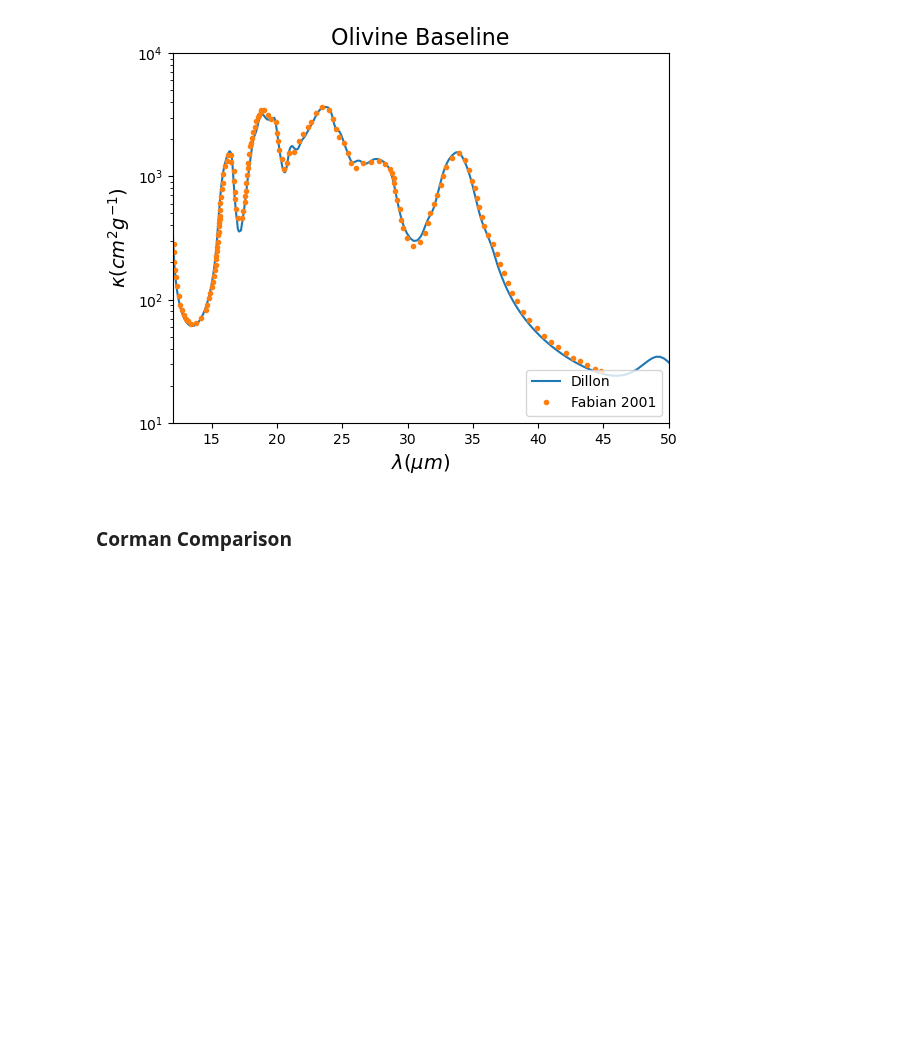
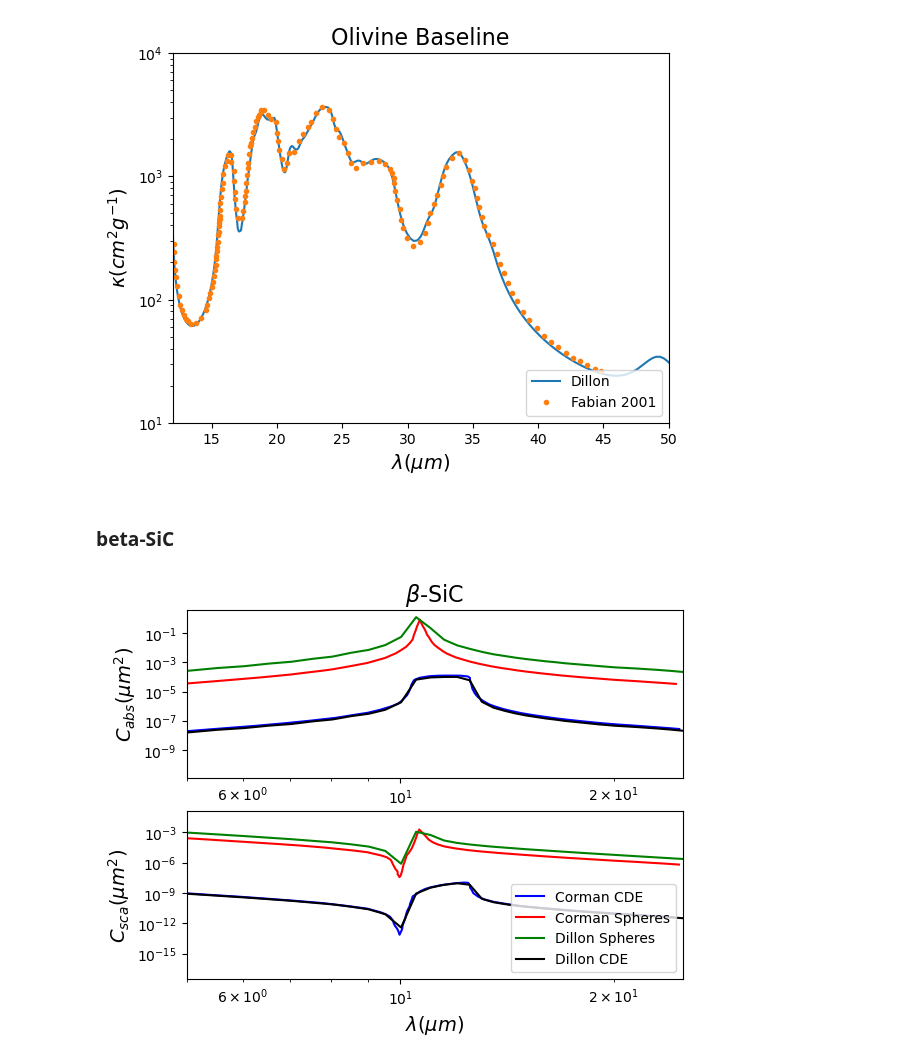
Before and after one commit to astroseandillon/Sean-Dusty, a Jupyter notebook: plot factory.ipynb, the cells around one changed output. Drawn from its saved outputs; the diff is of its cells as text; code cells hidden in the pictures; blank space fills up the shorter version.

Commit message:
calculated beta sic CDE and Sphere and made comparisons with Corman functions

```diff
--- a/plot factory.ipynb
+++ b/plot factory.ipynb
@@ -10,9 +10,10 @@ dust_dir = ['/home/physics/Research/DUSTY/DUSTY/Lib_nk/',
            "C:/Users/uhe082/OneDrive - University of Texas at San Antonio/Lib_nk"]
 # this is the possible locations of where dust can be
 
-fig_dir = ["C:/UTSA/Research/AlO presentation su 25/",]
-fd = fig_dir[0]
-nk_path = dust_dir[2]               #where the dust is
+fig_dir = ["C:/UTSA/Research/AlO presentation su 25/",
+          "/home/physics/Research/DUSTY/DUSTY/Sean_mod/plots/"]
+fd = fig_dir[1]
+nk_path = dust_dir[0]               #where the dust is
 # %% [markdown]
 ### Right Triangle Plot
 # %%
@@ -178,10 +179,49 @@ plt.show()
 # %% [output]
 [figure]
 # %% [markdown]
-### Corman Comparison
+### beta-SiC
 # %%
-title="corman comparison"
-x1, y1 = np.loadtxt('beta_SiC_CDE_corman_1size_cabs.csv', delimiter=',', skiprows=1, unpack=True)
-x2, y2 = np.loadtxt('beta_SiC_CDE_corman_1size_csca.csv', delimiter=',', skiprows=1, unpack=True)
-x3, y3 = np.loadtxt('beta_SiC_spherical_corman_1size_cabs.csv', delimiter=',', skiprows=1, unpack=True)
-x4, y4 = np.loadtxt('beta_SiC_spherical_corman_1size_csca.csv', delimiter=',', skiprows=1, unpack=True)
+title=r'$\beta$-SiC'
+x1, y1 = np.loadtxt('beta_SiC_CDE_corman_1size_cabs.csv', delimiter=',', skiprows=1, unpack=True)       #Ungraphed from Corman
+x2, y2 = np.loadtxt('beta_SiC_CDE_corman_1size_csca.csv', delimiter=',', skiprows=1, unpack=True)       #Ungraphed from Corman
+x3, y3 = np.loadtxt('beta_SiC_spherical_corman_1size_cabs.csv', delimiter=',', skiprows=1, unpack=True) #Ungraphed from Corman
+x4, y4 = np.loadtxt('beta_SiC_spherical_corman_1size_csca.csv', delimiter=',', skiprows=1, unpack=True) #Ungraphed from Corman
+x5, y5, z5 = np.loadtxt('beta-SiCspheres.dat', unpack=True)                                             #Our version
+x6, y6, z6 = np.loadtxt('beta-SiCCDE.dat', unpack=True)                                                 #Our Version
+
+
+# y3*=1e-4
+y1*=3e-4
+y2*=2e-6
+y5*=3e4
+z5*=2e6
+
+
+fig, ax = plt.subplots(2,1)
+
+ax[0].set(xscale='log', yscale='log')
+ax[1].set(xscale='log', yscale='log')
+
+ax[0].set_title(title, fontsize=16)
+ax[1].set_xlabel(r'$\lambda (\mu m)$', fontsize=14)
+ax[0].set_ylabel(r'$C_{abs} (\mu m^2)$', fontsize=14)
+ax[1].set_ylabel(r'$C_{sca} (\mu m^2)$', fontsize=14)
+#Cabs is on ax[0], Csca is on ax[1]
+ax[0].set_xlim(5,25)
+ax[1].set_xlim(5,25)
+# ax[1].set_ylim(1e-14, 1e-8)
+#Cabs plots
+ax[0].plot(x1, y1, 'b', label='Corman CDE')
+ax[0].plot(x3, y3, 'r', label='Corman Spheres')
+ax[0].plot(x5, y5, 'g', label='Dillon Spheres')
+ax[0].plot(x6, y6, 'k', label='Dillon CDE')
+#Csca plots
+ax[1].plot(x2, y2, 'b', label='Corman CDE')
+ax[1].plot(x4, y4, 'r', label='Corman Spheres')
+ax[1].plot(x5, z5, 'g', label='Dillon Spheres')
+ax[1].plot(x6, z6, 'k', label='Dillon CDE')
+
+ax[1].legend(loc='lower right')
+plt.savefig(fd+"{}.png".format(title))
+# %% [output]
+[figure, added]
```
Also changed, not shown: 3 other files.
